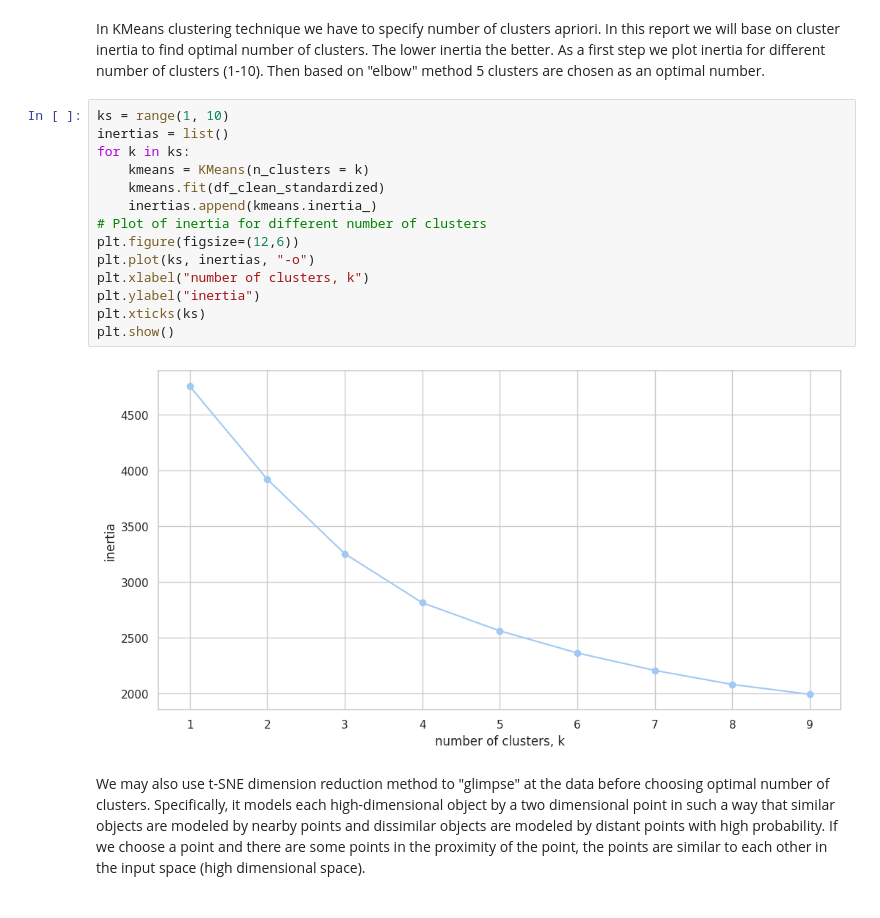
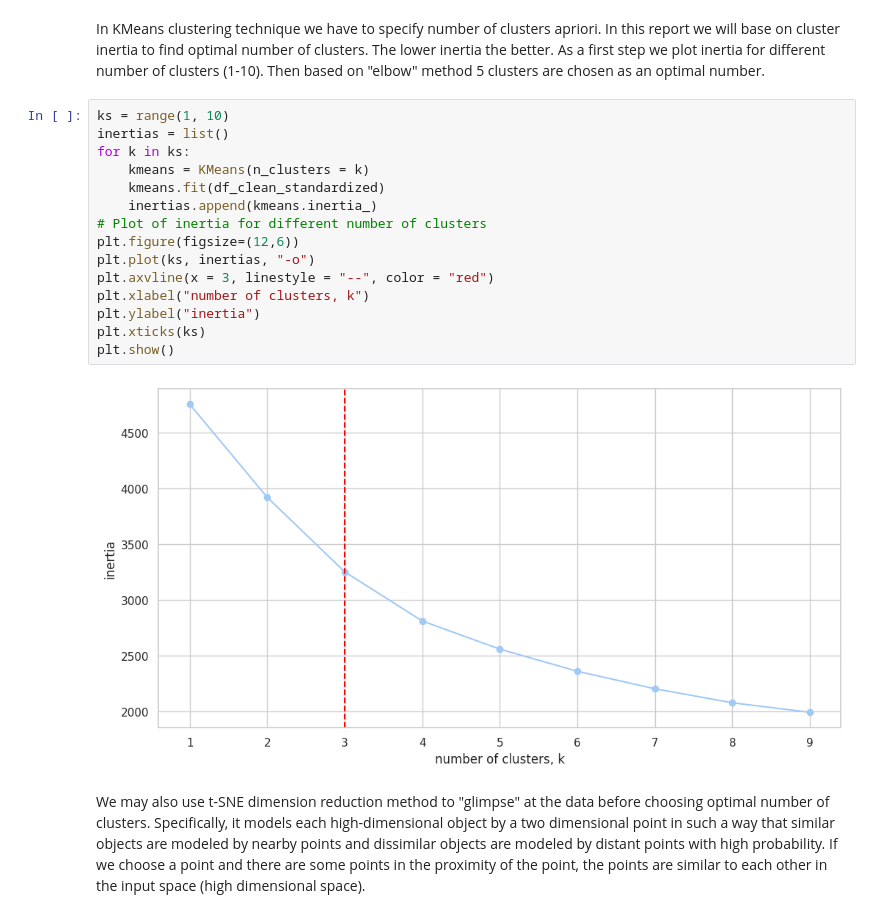
Before and after one commit to Hubert-Magdziak/sql-python-project, a Jupyter notebook: movies_exploration.ipynb, the cells around one changed output. Drawn from its saved outputs; the diff is of its cells as text.

```diff
--- a/movies_exploration.ipynb
+++ b/movies_exploration.ipynb
@@ -214,19 +226,20 @@ In KMeans clustering technique we have to specify number of clusters apriori. In
 # %%
 ks = range(1, 10)
 inertias = list()
 for k in ks:
     kmeans = KMeans(n_clusters = k)
     kmeans.fit(df_clean_standardized)
     inertias.append(kmeans.inertia_)
 # Plot of inertia for different number of clusters
 plt.figure(figsize=(12,6))
 plt.plot(ks, inertias, "-o")
+plt.axvline(x = 3, linestyle = "--", color = "red")
 plt.xlabel("number of clusters, k")
 plt.ylabel("inertia")
 plt.xticks(ks)
 plt.show()
 # %% [output]
-[figure, old version]
+[figure, new version]
 # %% [markdown]
 We may also use t-SNE dimension reduction method to "glimpse" at the data before choosing optimal number of clusters. Specifically, it models each high-dimensional object by a two dimensional point in such a way that similar objects are modeled by nearby points and dissimilar objects are modeled by distant points with high probability. If we choose a point and there are some points in the proximity of the point, the points are similar to each other in the input space (high dimensional space).
 # %% [markdown]
```
Also changed, not shown: parts of 11 cells of this notebook.
